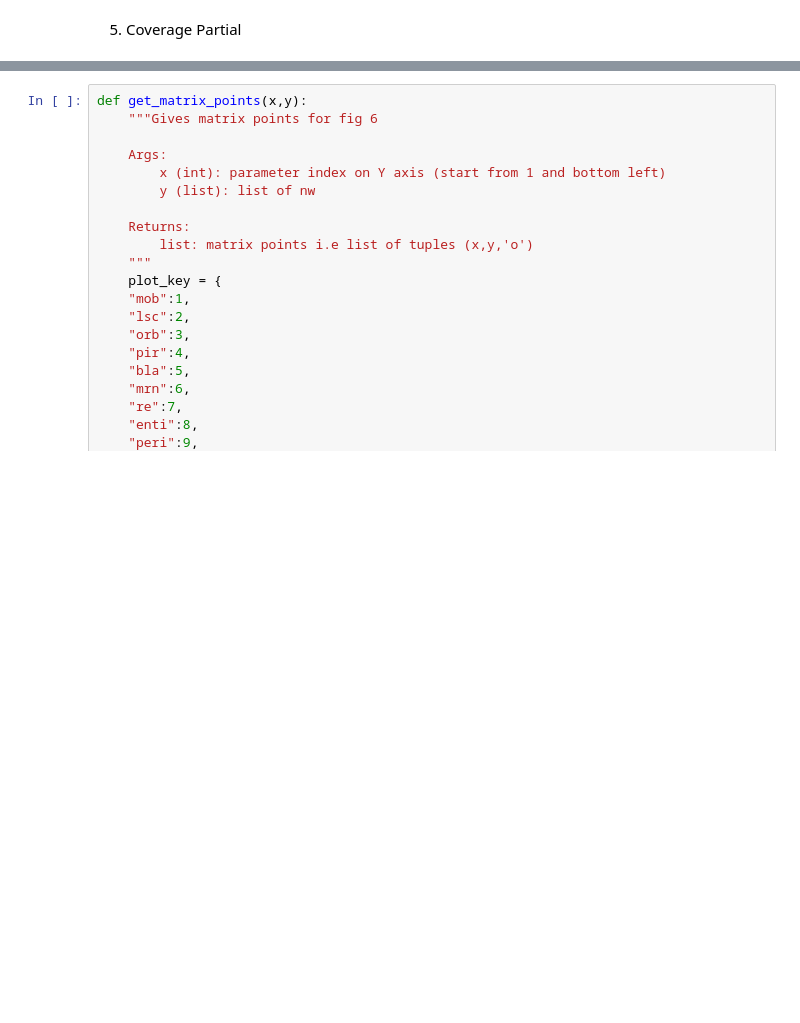
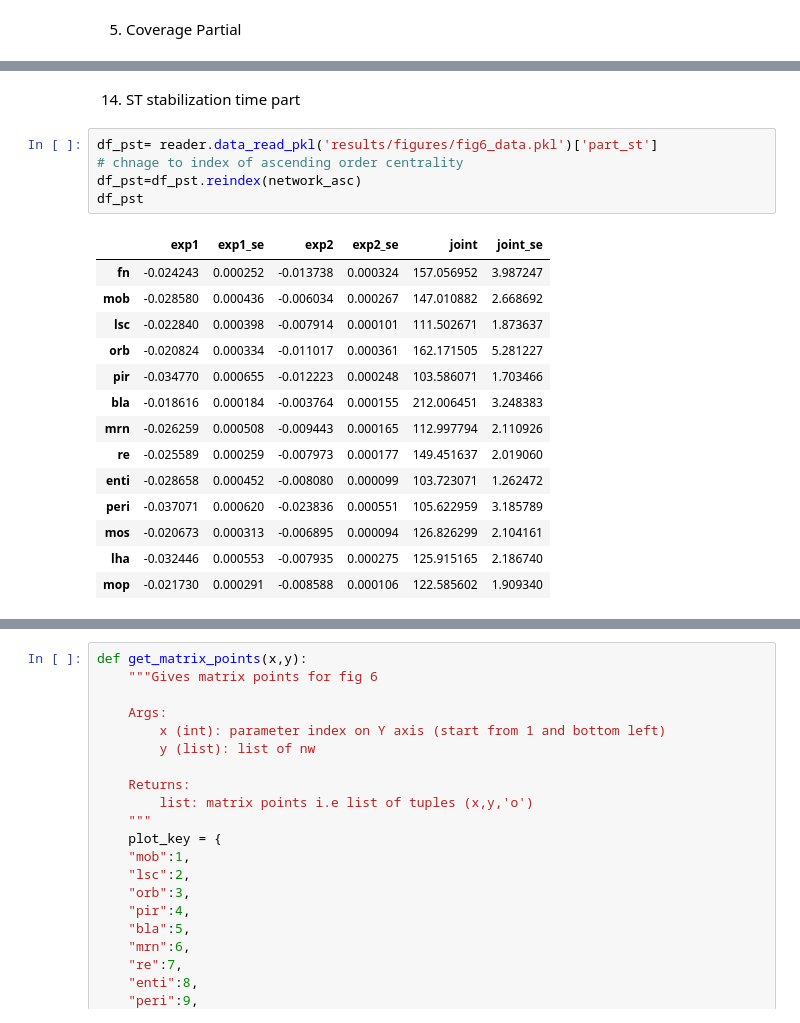
Before and after one commit to csndl-iitd/srg-tes-epilepsy-models, a Jupyter notebook: analysis/notebooks/Analyse fig_March_26.ipynb, the cells around one changed output, grey strips where cells are left out. Cells and saved outputs as stored; diff of their text form; blank space fills up the shorter version.

```diff
--- a/analysis/notebooks/Analyse fig_March_26.ipynb
+++ b/analysis/notebooks/Analyse fig_March_26.ipynb
@@ -1965,0 +2441,22 @@ cov_f=[r_snw,b_snw,r_nw,b_nw]
+# %% [markdown]
+14. ST stabilization time part
+# %%
+df_pst= reader.data_read_pkl('results/figures/fig6_data.pkl')['part_st']
+# chnage to index of ascending order centrality
+df_pst=df_pst.reindex(network_asc)
+df_pst
+# %% [output]
+|  | exp1 | exp1_se | exp2 | exp2_se | joint | joint_se |
+| fn | -0.024243 | 0.000252 | -0.013738 | 0.000324 | 157.056952 | 3.987247 |
+| mob | -0.028580 | 0.000436 | -0.006034 | 0.000267 | 147.010882 | 2.668692 |
+| lsc | -0.022840 | 0.000398 | -0.007914 | 0.000101 | 111.502671 | 1.873637 |
+| orb | -0.020824 | 0.000334 | -0.011017 | 0.000361 | 162.171505 | 5.281227 |
+| pir | -0.034770 | 0.000655 | -0.012223 | 0.000248 | 103.586071 | 1.703466 |
+| bla | -0.018616 | 0.000184 | -0.003764 | 0.000155 | 212.006451 | 3.248383 |
+| mrn | -0.026259 | 0.000508 | -0.009443 | 0.000165 | 112.997794 | 2.110926 |
+| re | -0.025589 | 0.000259 | -0.007973 | 0.000177 | 149.451637 | 2.019060 |
+| enti | -0.028658 | 0.000452 | -0.008080 | 0.000099 | 103.723071 | 1.262472 |
+| peri | -0.037071 | 0.000620 | -0.023836 | 0.000551 | 105.622959 | 3.185789 |
+| mos | -0.020673 | 0.000313 | -0.006895 | 0.000094 | 126.826299 | 2.104161 |
+| lha | -0.032446 | 0.000553 | -0.007935 | 0.000275 | 125.915165 | 2.186740 |
+| mop | -0.021730 | 0.000291 | -0.008588 | 0.000106 | 122.585602 | 1.909340 |
```
Also changed, not shown: parts of 53 cells of this notebook, 2 other files.
